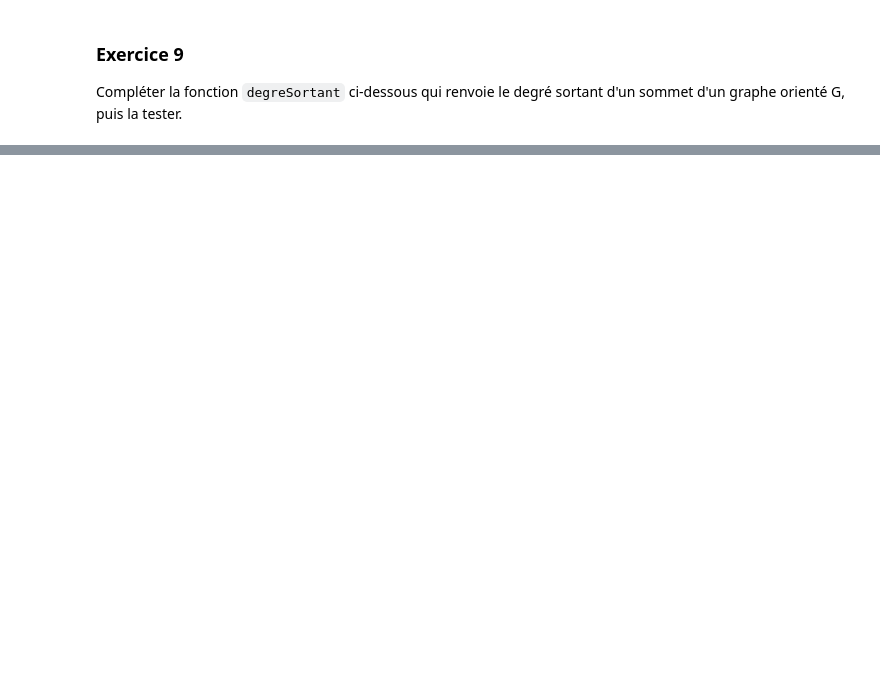
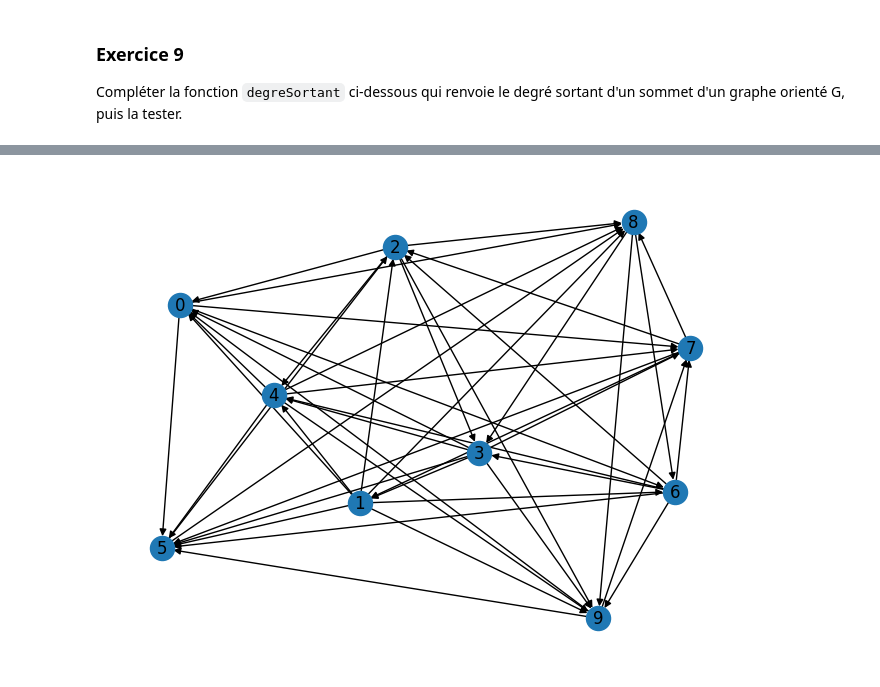
Before and after one commit to Telophile/classeur_term, a Jupyter notebook: cours /Graphes_avec_networkx.ipynb, the cells around one changed output, grey strips where cells are left out. Saved outputs shown, nothing was run; the diff lists cells and outputs as text; code cells hidden in the pictures; blank space fills up the shorter version.

```diff
--- a/cours /Graphes_avec_networkx.ipynb
+++ b/cours /Graphes_avec_networkx.ipynb
@@ -522,0 +671,9 @@ assert [degreSortant(DGAlea,s) for s in DGAlea.nodes()]==[7, 4, 5, 5, 2, 6, 3, 3
+# %%
+DGAlea = nx.DiGraph()
+DGAlea.add_edges_from([(1, 0), (1, 2), (1, 4), (1, 5), (1, 6), (1, 8), (1, 9), (0, 5), (0, 6), (0, 7), (0, 8), (2, 0), (2, 3), (2, 4), (2, 8), (2, 9), (3, 0), (3, 1), (3, 4), (3, 5), (3, 7), (3, 9), (4, 0), (4, 5), (4, 7), (4, 8), (4, 9), (5, 2), (5, 8), (6, 2), (6, 3), (6, 4), (6, 5), (6, 7), (6, 9), (7, 1), (7, 2), (7, 5), (7, 8), (8, 3), (8, 6), (8, 9), (9, 0), (9, 5), (9, 7)])
+
+plt.clf()
+nx.draw(DGAlea, with_labels=True) # on dessine
+plt.show()
+# %% [output]
+[figure, added]
```
Also changed, not shown: parts of 42 cells of this notebook.
